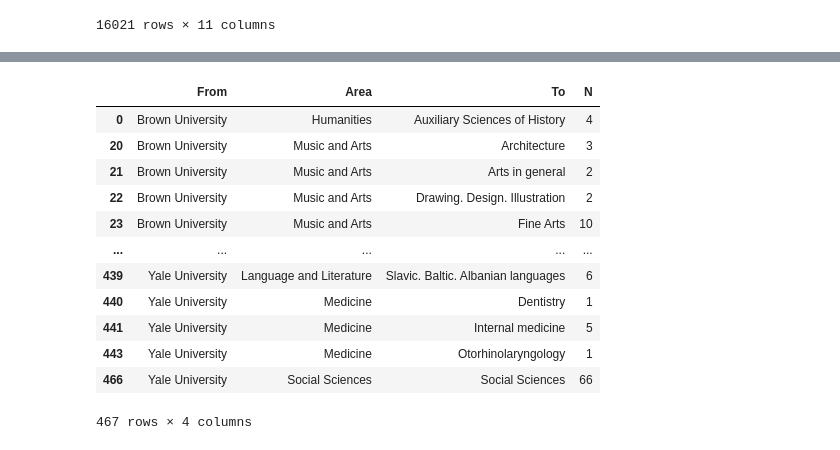
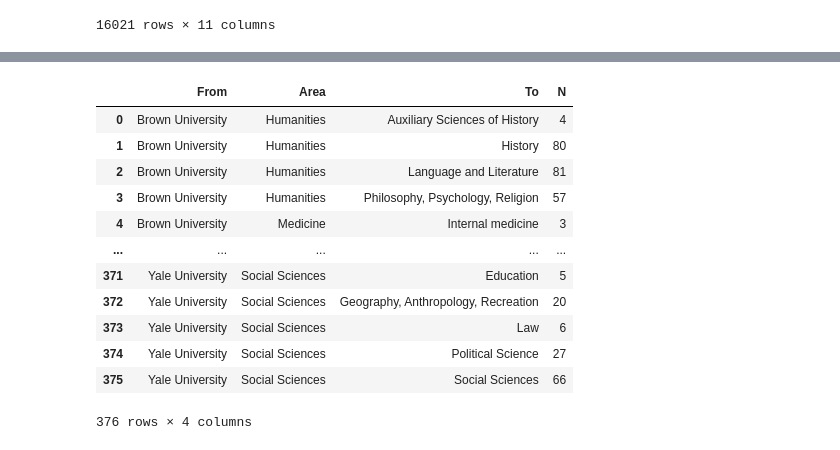
Before and after one commit to Dartmouth-Libraries/the-fibery-library, a Jupyter notebook: ill-flow/notebooks/01-chord-charts.ipynb, the cells around one changed output, grey strips where cells are left out. Drawn from its saved outputs; the diff is of its cells as text; code cells hidden in the pictures.

```diff
--- a/ill-flow/notebooks/01-chord-charts.ipynb
+++ b/ill-flow/notebooks/01-chord-charts.ipynb
@@ -113,0 +104,22 @@ USE_SUBCLASS = {
+# %%
+# Merge some areas and classes
+areas_to_merge = {
+    "Language and Literature": "Humanities",
+}
+classes_to_merge = {
+    "Humanities": {
+        "History": [
+            "World History",
+            "History of the Americas",
+            "Auxiliary Sciences of History",
+        ]
+    },
+}
+
+for from_area, to_area in areas_to_merge.items():
+    df.loc[df.Area == from_area, "Area"] = to_area
+
+for area, mapping in classes_to_merge.items():
+    for new_class, old_classes in mapping.items():
+        for old_class in old_classes:
+            df.loc[(df.Area == area) & (df.Class == old_class), "Class"] = new_class
@@ -114,4 +267,15 @@ USE_SUBCLASS = {
 # %%
+# Break down some very broad classes into subclasses
+USE_SUBCLASS = {
+    "Humanities": [],
+    "Language and Literature": [],
+    "Medicine": ["Medicine"],
+    "Music and Arts": ["Fine Arts"],
+    "Reference Works:": [],
+    "STEM": ["Science"],
+    "Social Sciences": [],
+}
+
 df["GroupingVar"] = df["Class"]
 for area, classes in USE_SUBCLASS.items():
     for class_ in classes:
@@ -121,26 +285,31 @@ for area, classes in USE_SUBCLASS.items():
 # %%
 borrowed = (
     df[(df.To == "Dartmouth College")]
     .groupby(["From", "Area", "GroupingVar"])
     .size()
     .rename("N")
     .reset_index()
+    .rename(columns={"GroupingVar": "To"})
 )
 
-borrowed = borrowed.rename(columns={"GroupingVar": "To"})
-borrowed = borrowed[["From", "Area", "To", "N"]].sort_values(by="From")
+# borrowed["N"] = (
+#     borrowed.groupby(["From", "Area"])["N"].transform(
+#         lambda x: pd.qcut(x, q=4, duplicates="drop", labels=False)
+#     )
+#     + 1
+# )
 borrowed
 # %% [output]
 |  | From | Area | To | N |
 | 0 | Brown University | Humanities | Auxiliary Sciences of History | 4 |
-| 20 | Brown University | Music and Arts | Architecture | 3 |
-| 21 | Brown University | Music and Arts | Arts in general | 2 |
-| 22 | Brown University | Music and Arts | Drawing. Design. Illustration | 2 |
-| 23 | Brown University | Music and Arts | Fine Arts | 10 |
+| 1 | Brown University | Humanities | History | 80 |
+| 2 | Brown University | Humanities | Language and Literature | 81 |
+| 3 | Brown University | Humanities | Philosophy, Psychology, Religion | 57 |
+| 4 | Brown University | Medicine | Internal medicine | 3 |
 | ... | ... | ... | ... | ... |
-| 439 | Yale University | Language and Literature | Slavic. Baltic. Albanian languages | 6 |
-| 440 | Yale University | Medicine | Dentistry | 1 |
-| 441 | Yale University | Medicine | Internal medicine | 5 |
-| 443 | Yale University | Medicine | Otorhinolaryngology | 1 |
-| 466 | Yale University | Social Sciences | Social Sciences | 66 |
+| 371 | Yale University | Social Sciences | Education | 5 |
+| 372 | Yale University | Social Sciences | Geography, Anthropology, Recreation | 20 |
+| 373 | Yale University | Social Sciences | Law | 6 |
+| 374 | Yale University | Social Sciences | Political Science | 27 |
+| 375 | Yale University | Social Sciences | Social Sciences | 66 |
-467 rows × 4 columns
+376 rows × 4 columns
```
Also changed, not shown: parts of 10 cells of this notebook, 16 other files.
